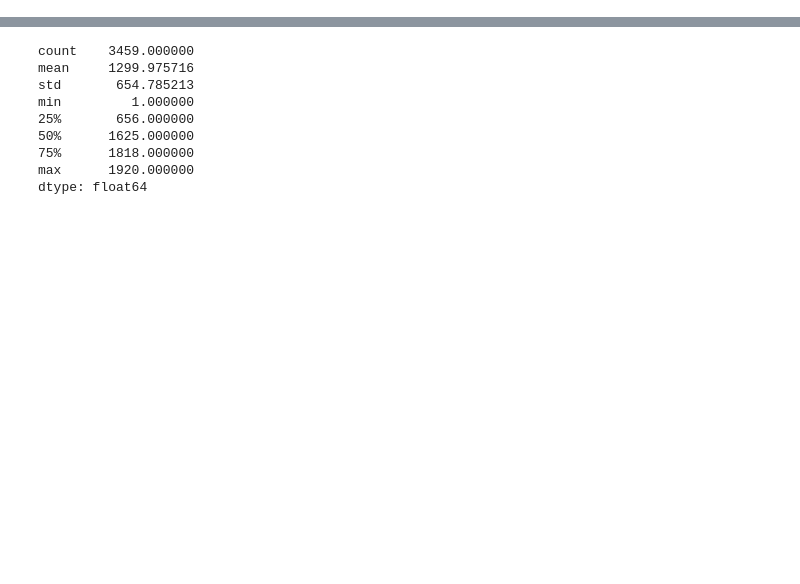
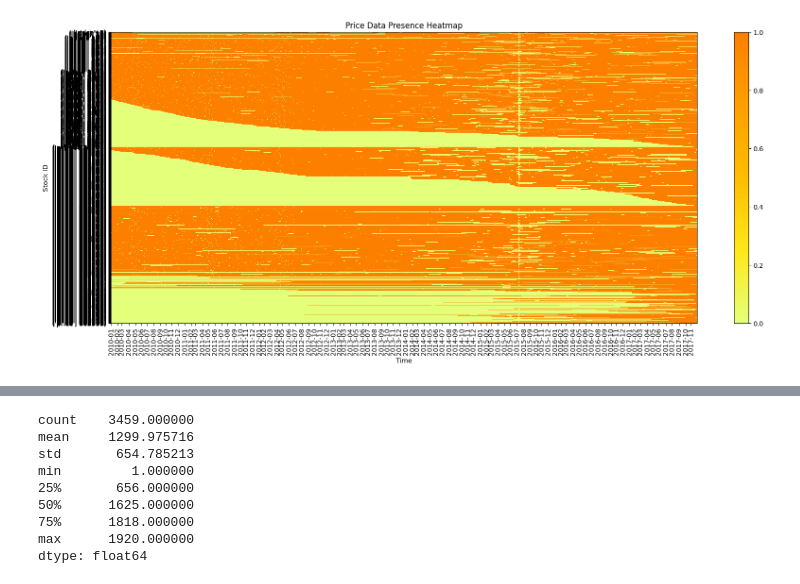
Before and after one commit to cfeif/7032---iTransformer, a Jupyter notebook: dataset/equity/data_process.ipynb, the cells around one changed output, grey strips where cells are left out. Drawn from its saved outputs; the diff is of its cells as text; code cells hidden in the pictures; blank space fills up the shorter version.

Commit message:
Description of Nan Values among all data

```diff
--- a/dataset/equity/data_process.ipynb
+++ b/dataset/equity/data_process.ipynb
@@ -13,6 +13,39 @@ df_series = df_s.pivot(index='time', columns='stock_id')
 stockids = ['stock_'+ str(id) for id in df_series.reset_index()['price'].columns]
 df_clean = df_series.droplevel('stock_id', axis=1)
 df_clean.columns = stockids
+# %%
+# Description of Nan Values among all data
+
+data_presence = df_series.notna().astype(int)
+
+# 绘制热图来表示数据的存在
+plt.figure(figsize=(20, 8))
+plt.imshow(data_presence.T, aspect='auto', cmap='Wistia', interpolation='nearest')
+
+# 设置y轴标签为股票ID
+plt.yticks(ticks=np.arange(len(data_presence.columns)), labels=data_presence.columns)
+
+# 准备x轴标签
+# 获取每个月的第一天
+first_of_month = data_presence.index.to_series().resample('MS').min()
+# 计算日期在data_presence.index中的位置
+first_of_month_positions = [data_presence.index.get_loc(date) for date in first_of_month]
+# 准备标签
+labels = [date.strftime('%Y-%m') for date in first_of_month]
+plt.xticks(ticks=first_of_month_positions, labels=labels, rotation=90)
+
+
+# 添加color bar
+plt.colorbar()
+
+# 添加标题和轴标签
+plt.title('Price Data Presence Heatmap')
+plt.xlabel('Time')
+plt.ylabel('Stock ID')
+
+plt.show()
+# %% [output]
+[figure, added]
 # %%
 df_clean.head()
 # %% [output]
```
